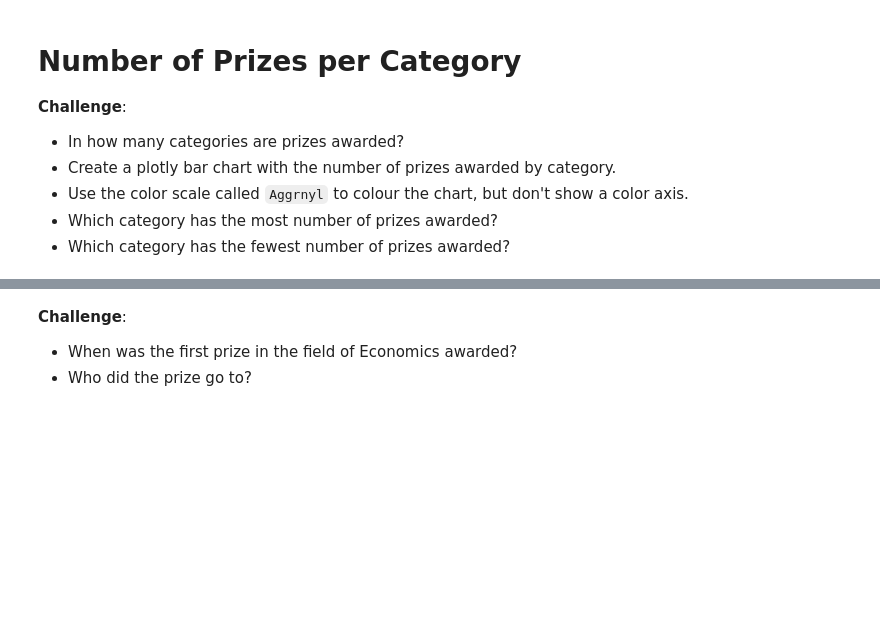
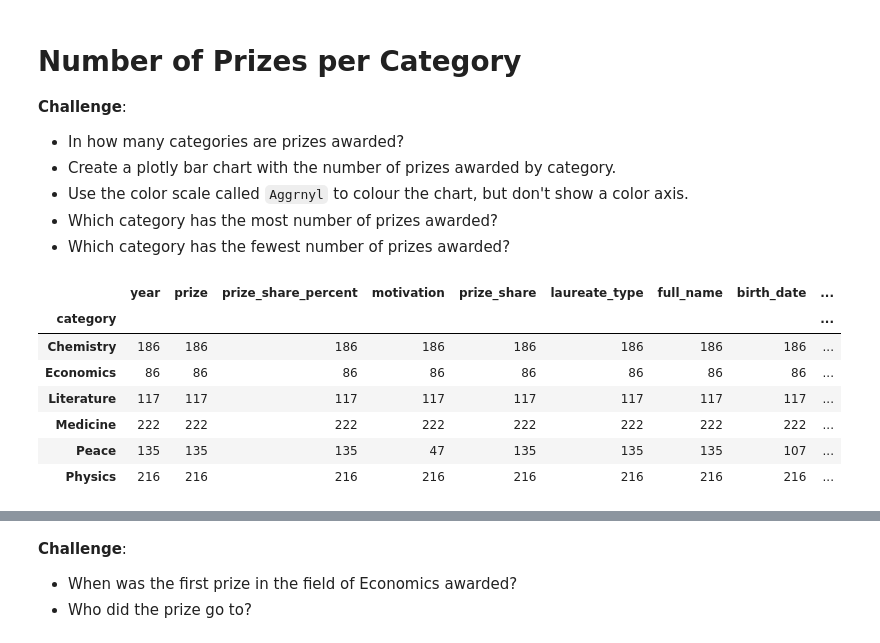
Before and after one commit to womaro/Story, a Jupyter notebook: Nobel_Prize_Analysis_(start).ipynb, the cells around one changed output, grey strips where cells are left out. Saved outputs shown, nothing was run; the diff lists cells and outputs as text; code cells hidden in the pictures; blank space fills up the shorter version.

```diff
--- a/Nobel_Prize_Analysis_(start).ipynb
+++ b/Nobel_Prize_Analysis_(start).ipynb
@@ -201,3 +233,15 @@ df_data.sample(5)
 * Use the color scale called `Aggrnyl` to colour the chart, but don't show a color axis.
 * Which category has the most number of prizes awarded?
 * Which category has the fewest number of prizes awarded?
+# %%
+category = df_data.groupby('category').count()
+category
+# %% [output]
+|  | year | prize | prize_share_percent | motivation | prize_share | laureate_type | full_name | birth_date | ... |
+| category |  |  |  |  |  |  |  |  | ... |
+| Chemistry | 186 | 186 | 186 | 186 | 186 | 186 | 186 | 186 | ... |
+| Economics | 86 | 86 | 86 | 86 | 86 | 86 | 86 | 86 | ... |
+| Literature | 117 | 117 | 117 | 117 | 117 | 117 | 117 | 117 | ... |
+| Medicine | 222 | 222 | 222 | 222 | 222 | 222 | 222 | 222 | ... |
+| Peace | 135 | 135 | 135 | 47 | 135 | 135 | 135 | 107 | ... |
+| Physics | 216 | 216 | 216 | 216 | 216 | 216 | 216 | 216 | ... |
```
Also changed, not shown: parts of 5 cells of this notebook.
